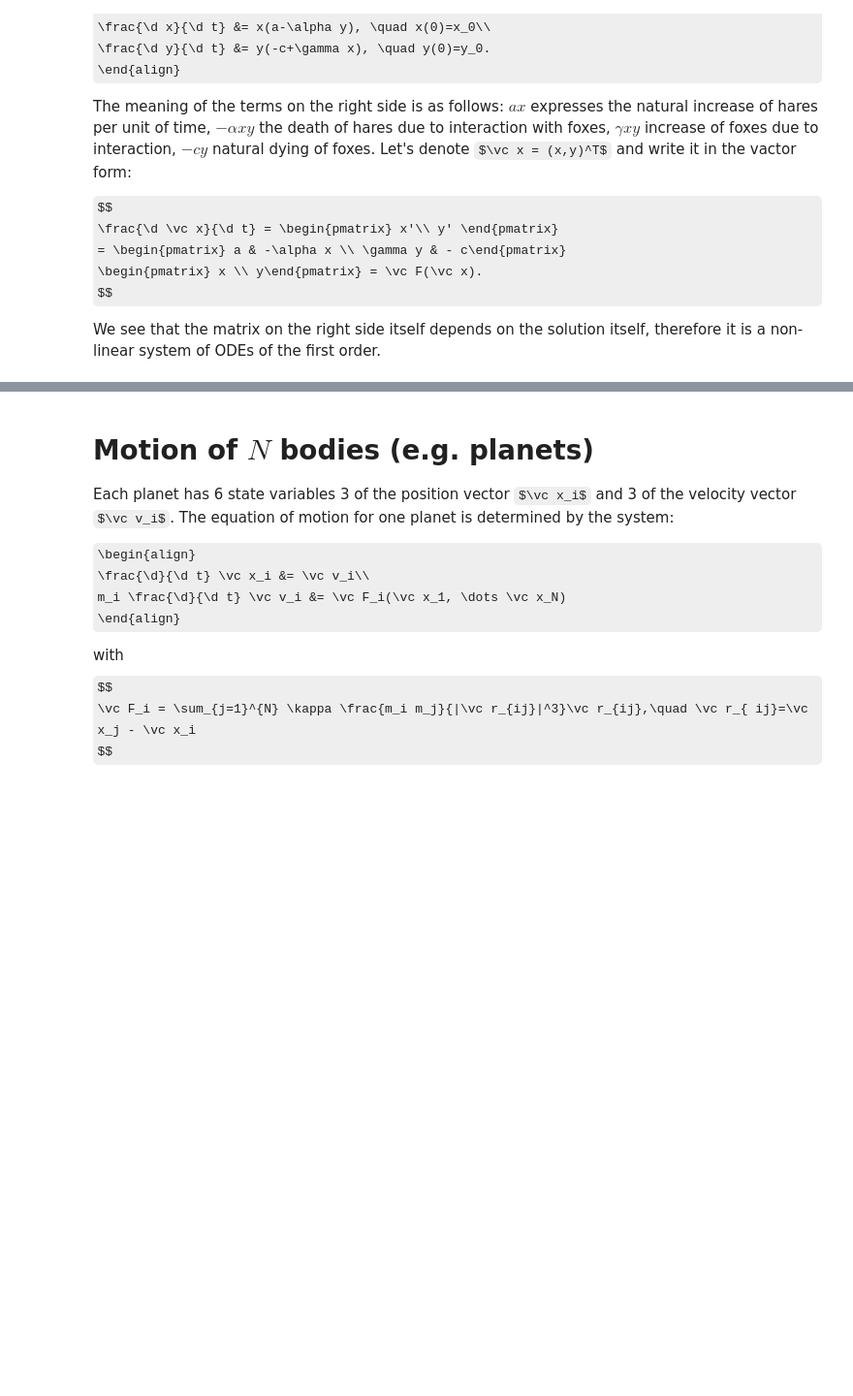
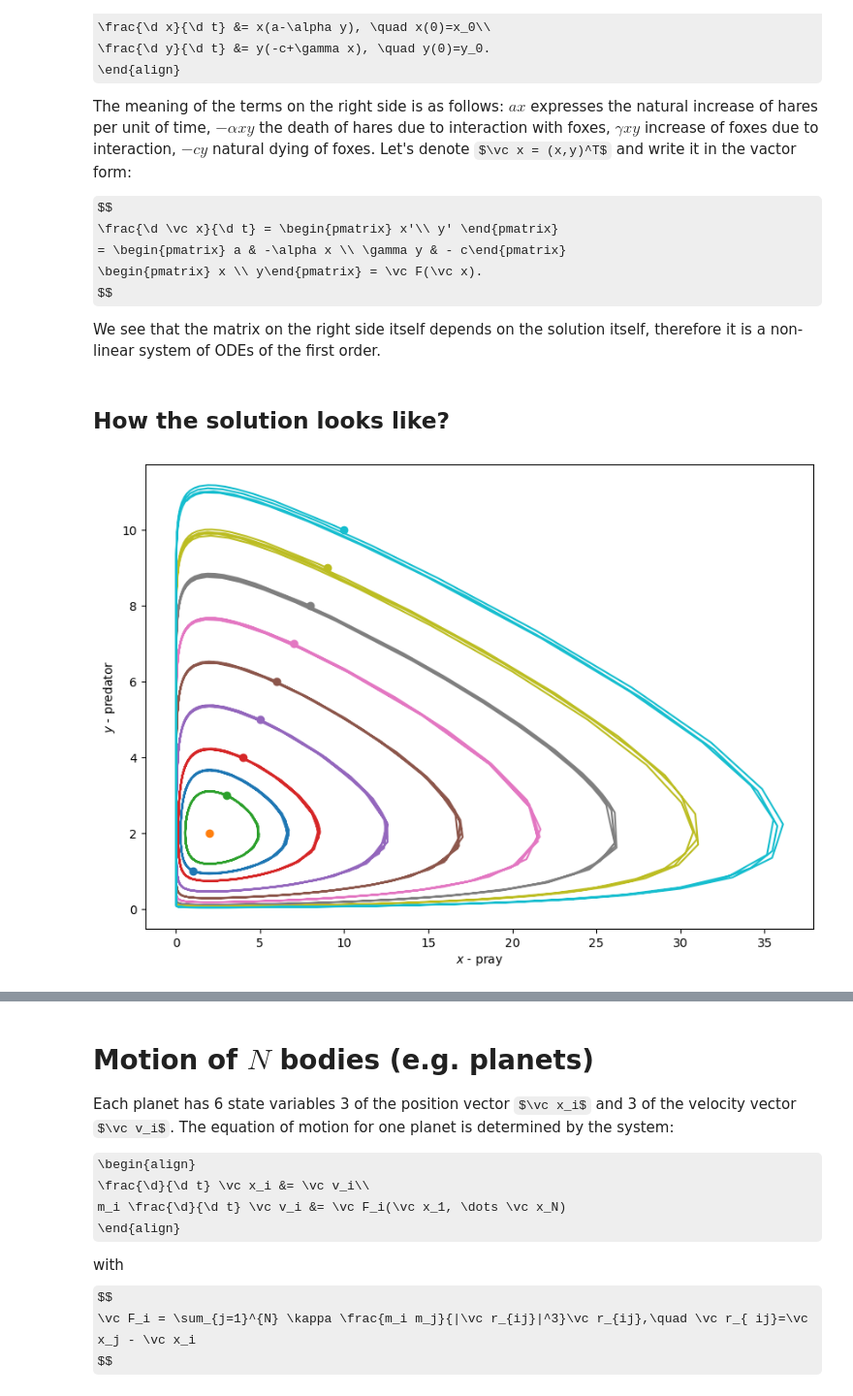
Before and after one commit to jbrezmorf/ODE_course, a Jupyter notebook: jupyter notebooks/01 - Introduction and physical motivation.ipynb, the cells around one changed output, grey strips where cells are left out. Shown: that part at 97% size. Saved outputs shown, nothing was run; the diff lists cells and outputs as text; code cells hidden in the pictures; some formulas as TeX source; blank space fills up the shorter version.

```diff
--- a/jupyter notebooks/01 - Introduction and physical motivation.ipynb
+++ b/jupyter notebooks/01 - Introduction and physical motivation.ipynb
@@ -304,3 +311,33 @@ $$
 
 We see that the matrix on the right side itself depends on the solution itself,
 therefore it is a non-linear system of ODEs of the first order.
+# %% [markdown]
+## How the solution looks like?
+# %%
+import numpy as np
+import matplotlib.pyplot as plt
+import scipy.integrate as integrate
+
+a = 10
+alpha = 5
+gamma = 1
+c = 2
+
+# Function for the right-hand side.
+def func(t, Y):
+    x, y = Y
+    return [x*(a-alpha*y), (gamma*x-c*1)*y]
+
+# Let us plot the solution trajectory for different initial conditions.
+fig, ax = plt.subplots(1, 1, figsize=(10,7))
+for col, x0 in enumerate(np.linspace(1, 10, 10)):
+    t_span = [0, 10]
+    Y0 = [x0, x0]
+    sol = integrate.solve_ivp(func, t_span, Y0, a_tol=1e-3, method="LSODA")
+    ax.plot(sol.y[0], sol.y[1], c=f"C{col}")
+    ax.plot(Y0[0], Y0[1], ls="", c=f"C{col}", marker="o", label="points")
+
+    ax.set_xlabel("$x$ - pray")
+    ax.set_ylabel("$y$ - predator")
+# %% [output]
+[figure, added]
```
Also changed, not shown: parts of 9 cells of this notebook, 1 other file.
